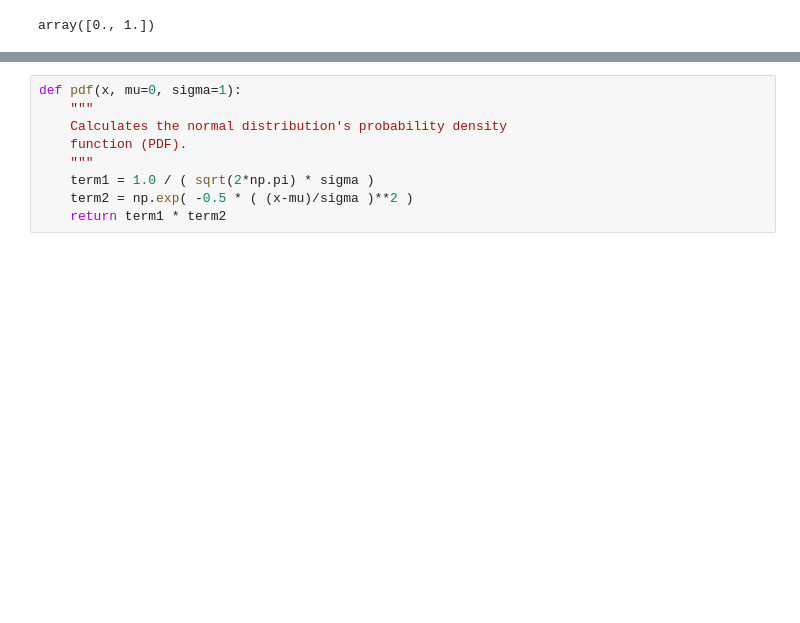
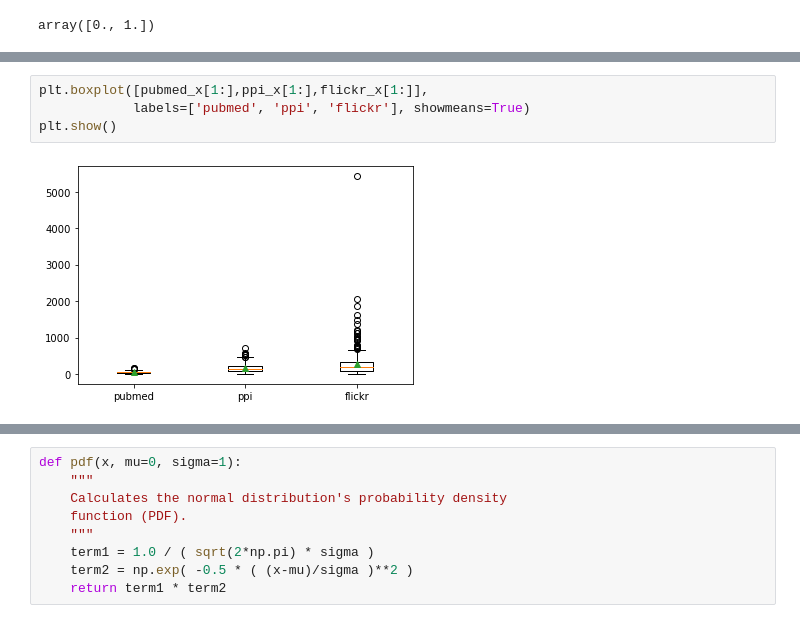
Before and after one commit to guohaoqiang/gcn, a Jupyter notebook: row_analysis/row_analysis.ipynb, the cells around one changed output, grey strips where cells are left out. Saved outputs shown, nothing was run; the diff lists cells and outputs as text; blank space fills up the shorter version.

```diff
--- a/row_analysis/row_analysis.ipynb
+++ b/row_analysis/row_analysis.ipynb
@@ -224,0 +223,6 @@ I0325 14:08:35.244226 14086 <ipython-input-37-b0bbbd96c211>:57] []
+# %%
+plt.boxplot([pubmed_x[1:],ppi_x[1:],flickr_x[1:]],
+            labels=['pubmed', 'ppi', 'flickr'], showmeans=True)
+plt.show()
+# %% [output]
+[figure, added]
```
Also changed, not shown: parts of 7 cells of this notebook.
